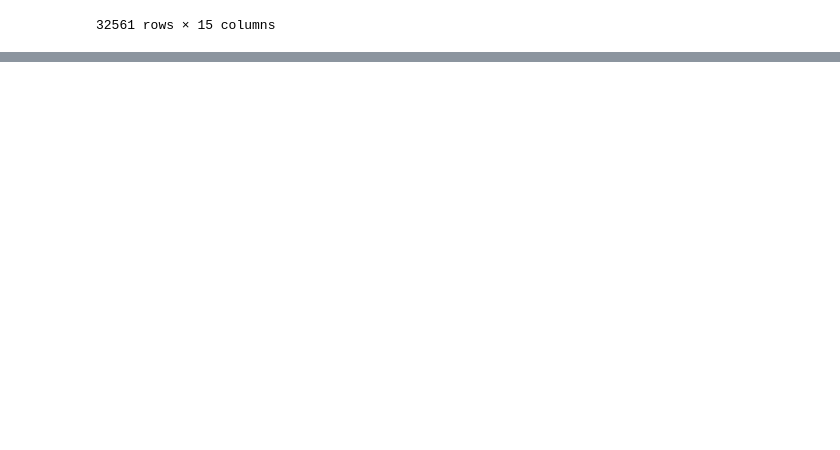
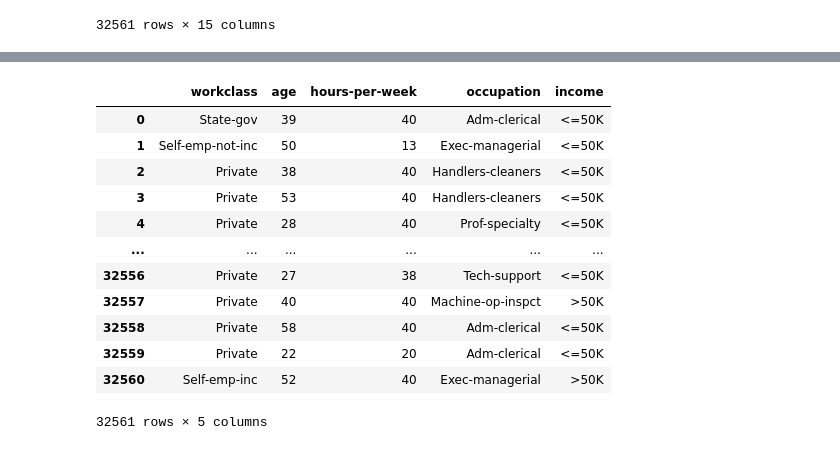
Before and after one commit to pkumar913/pythonlearning, a Jupyter notebook: readempfile.ipynb, the cells around one changed output, grey strips where cells are left out. Saved outputs shown, nothing was run; the diff lists cells and outputs as text; code cells hidden in the pictures; blank space fills up the shorter version.

```diff
--- a/readempfile.ipynb
+++ b/readempfile.ipynb
@@ -366,0 +565,19 @@ df.sort_values('age', ascending=False)
+# %%
+df1 = df[['workclass', 'age']]
+df2 = df[['hours-per-week', 'occupation', 'income']]
+finaldf = pd.concat([df1, df2], axis=1) # axis=1 mean column wise operation
+finaldf
+# %% [output]
+|  | workclass | age | hours-per-week | occupation | income |
+| 0 | State-gov | 39 | 40 | Adm-clerical | <=50K |
+| 1 | Self-emp-not-inc | 50 | 13 | Exec-managerial | <=50K |
+| 2 | Private | 38 | 40 | Handlers-cleaners | <=50K |
+| 3 | Private | 53 | 40 | Handlers-cleaners | <=50K |
+| 4 | Private | 28 | 40 | Prof-specialty | <=50K |
+| ... | ... | ... | ... | ... | ... |
+| 32556 | Private | 27 | 38 | Tech-support | <=50K |
+| 32557 | Private | 40 | 40 | Machine-op-inspct | >50K |
+| 32558 | Private | 58 | 40 | Adm-clerical | <=50K |
+| 32559 | Private | 22 | 20 | Adm-clerical | <=50K |
+| 32560 | Self-emp-inc | 52 | 40 | Exec-managerial | >50K |
+32561 rows × 5 columns
```
Also changed, not shown: parts of 17 cells of this notebook, 1 other file.
